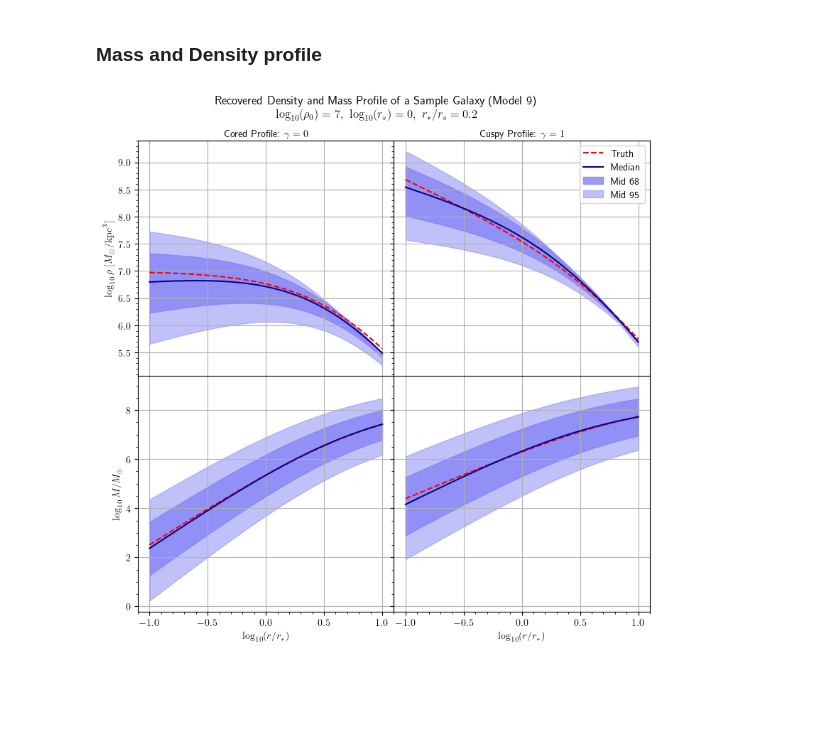
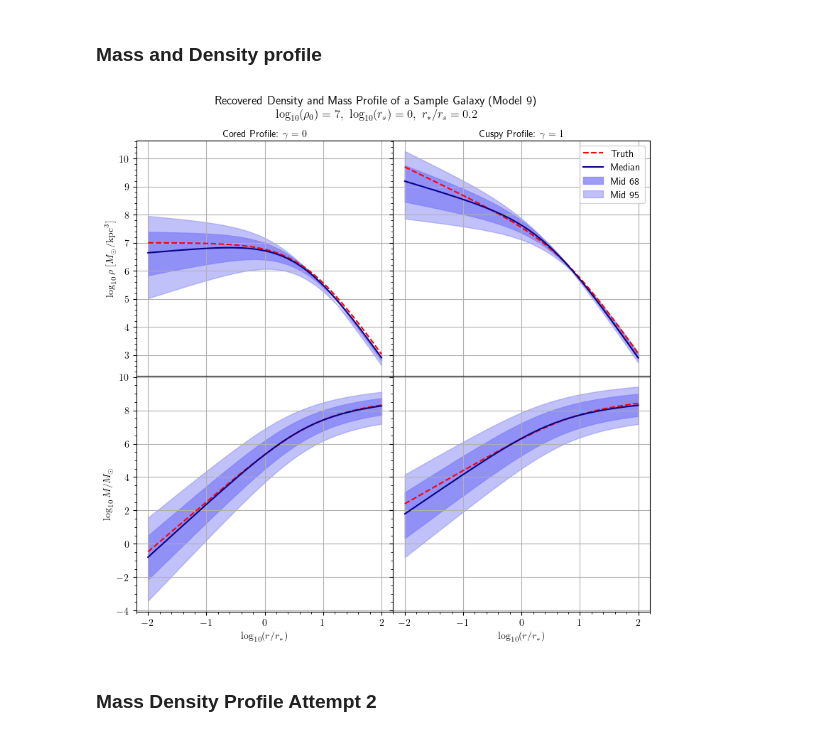
Before and after one commit to Anodymous1/suds, a Jupyter notebook: model_training.ipynb, the cells around one changed output. Drawn from its saved outputs; the diff is of its cells as text; code cells hidden in the pictures; blank space fills up the shorter version.

Commit message:
fixed mass-density profile graph

```diff
--- a/model_training.ipynb
+++ b/model_training.ipynb
@@ -1027,7 +1033,7 @@ hellinger_distance(r_proj, v_los, a_r_proj, a_v_los, resolution = 100)
 # %%
 log_p_0 = 7
 log_r_s = 0
-gamma = 0
+# gamma = 0
 r_star_div_r_s = 0.2
 
 r_star = r_star_div_r_s * 10 ** log_r_s
@@ -1065,12 +1071,12 @@ def mass(r: np.ndarray,
 
     return np.array(out)
 # %%
-def prep_y_density(r_div_r_star:float, i:int) -> np.ndarray:
+def prep_y_density(r_div_r_star:float, i:int, post) -> np.ndarray:
     r =  r_div_r_star * (post[i][3] * 10 ** post[i][1])
     y = density(r, post[i][0], post[i][1], post[i][2])
     return y
 
-def prep_y_mass(r_div_r_star:float, i:int) -> np.ndarray:
+def prep_y_mass(r_div_r_star:float, i:int, post) -> np.ndarray:
     r =  r_div_r_star * (post[i][3] * 10 ** post[i][1])
     y = mass(r, post[i][0], post[i][1], post[i][2])
     return y
@@ -1083,14 +1089,14 @@ fig, axs = plt.subplots(2, 2,
                        gridspec_kw={'hspace': 0,
                                     'wspace': 0,})
 
-
+xlim = 2
 # Cored profile, gamma = 0
 gamma = 0
 post = np.quantile(cored_params, [0.025, 0.16, 0.5, 0.84, 0.975], axis=0)
 
 # Density
 # x
-x = r_div_r_star = np.logspace(-1, 1, 500)
+x = r_div_r_star = np.logspace(-xlim, xlim, 1000)
 # y
 # Truth
 r =  r_div_r_star * r_star
@@ -1098,17 +1104,17 @@ y = density(r, log_p_0, log_r_s, gamma)
 axs[0][0].plot(np.log10(x), np.log10(y), color="red", linestyle = "--", label="Truth")
 
 # Median
-y = prep_y_density(r_div_r_star, 2)
+y = prep_y_density(r_div_r_star, 2, post)
 axs[0][0].plot(np.log10(x), np.log10(y), color=(8/255, 2/255, 134/255), label="Median")
 
 #16-84
-y_16 = prep_y_density(r_div_r_star, 1)
-y_84 = prep_y_density(r_div_r_star, 3)
+y_16 = prep_y_density(r_div_r_star, 1, post)
+y_84 = prep_y_density(r_div_r_star, 3, post)
 axs[0][0].fill_between(np.log10(x), np.log10(y_16), np.log10(y_84), color=(133/255, 133/255, 247/255, 0.8), label="Mid 68%")
 
 #16-84
-y_2_5 = prep_y_density(r_div_r_star, 0)
-y_97_5 = prep_y_density(r_div_r_star, 4)
+y_2_5 = prep_y_density(r_div_r_star, 0, post)
+y_97_5 = prep_y_density(r_div_r_star, 4, post)
 axs[0][0].fill_between(np.log10(x), np.log10(y_2_5), np.log10(y_97_5), color=(133/255, 133/255, 247/255, 0.5), label="Mid 95%")
 
 # Aesthetics
@@ -1127,17 +1133,17 @@ y = mass(r, log_p_0, log_r_s, gamma)
 axs[1][0].plot(np.log10(x), np.log10(y), color="red", linestyle = "--", label="Truth")
 
 # Median
-y = prep_y_mass(r_div_r_star, 2)
+y = prep_y_mass(r_div_r_star, 2, post)
 axs[1][0].plot(np.log10(x), np.log10(y), color=(8/255, 2/255, 134/255), label="Median")
 
 #16-84
-y_16 = prep_y_mass(r_div_r_star, 1)
-y_84 = prep_y_mass(r_div_r_star, 3)
+y_16 = prep_y_mass(r_div_r_star, 1, post)
+y_84 = prep_y_mass(r_div_r_star, 3, post)
 axs[1][0].fill_between(np.log10(x), np.log10(y_16), np.log10(y_84), color=(133/255, 133/255, 247/255, 0.8), label="Mid 68%")
 
 #16-84
-y_2_5 = prep_y_mass(r_div_r_star, 0)
-y_97_5 = prep_y_mass(r_div_r_star, 4)
+y_2_5 = prep_y_mass(r_div_r_star, 0, post)
+y_97_5 = prep_y_mass(r_div_r_star, 4, post)
 axs[1][0].fill_between(np.log10(x), np.log10(y_2_5), np.log10(y_97_5), color=(133/255, 133/255, 247/255, 0.5), label="Mid 95%")
 
 # Aesthetics
@@ -1157,7 +1163,7 @@ post = np.quantile(cusp_params, [0.025, 0.16, 0.5, 0.84, 0.975], axis=0)
 
 # Density
 # x
-x = r_div_r_star = np.logspace(-1, 1, 500)
+x = r_div_r_star = np.logspace(-xlim, xlim, 1000)
 # y
 # Truth
 r =  r_div_r_star * r_star
@@ -1165,17 +1171,17 @@ y = density(r, log_p_0, log_r_s, gamma)
 axs[0][1].plot(np.log10(x), np.log10(y), color="red", linestyle = "--", label="Truth")
 
 # Median
-y = prep_y_density(r_div_r_star, 2)
+y = prep_y_density(r_div_r_star, 2, post)
 axs[0][1].plot(np.log10(x), np.log10(y), color=(8/255, 2/255, 134/255), label="Median")
 
 #16-84
-y_16 = prep_y_density(r_div_r_star, 1)
-y_84 = prep_y_density(r_div_r_star, 3)
+y_16 = prep_y_density(r_div_r_star, 1, post)
+y_84 = prep_y_density(r_div_r_star, 3, post)
 axs[0][1].fill_between(np.log10(x), np.log10(y_16), np.log10(y_84), color=(133/255, 133/255, 247/255, 0.8), label="Mid 68%")
 
 #16-84
-y_2_5 = prep_y_density(r_div_r_star, 0)
-y_97_5 = prep_y_density(r_div_r_star, 4)
+y_2_5 = prep_y_density(r_div_r_star, 0, post)
+y_97_5 = prep_y_density(r_div_r_star, 4, post)
 axs[0][1].fill_between(np.log10(x), np.log10(y_2_5), np.log10(y_97_5), color=(133/255, 133/255, 247/255, 0.5), label="Mid 95%")
 
 # Aesthetics
@@ -1186,36 +1192,36 @@ axs[0][1].legend()
 axs[0][1].minorticks_on()
 axs[0][1].grid(True)
 
 # Mass
 # y
 # Truth
 r =  r_div_r_star * r_star
 y = mass(r, log_p_0, log_r_s, gamma)
 axs[1][1].plot(np.log10(x), np.log10(y), color="red", linestyle = "--", label="Truth")
 
 # Median
-y = prep_y_mass(r_div_r_star, 2)
+y = prep_y_mass(r_div_r_star, 2, post)
 axs[1][1].plot(np.log10(x), np.log10(y), color=(8/255, 2/255, 134/255), label="Median")
 
 #16-84
-y_16 = prep_y_mass(r_div_r_star, 1)
-y_84 = prep_y_mass(r_div_r_star, 3)
+y_16 = prep_y_mass(r_div_r_star, 1, post)
+y_84 = prep_y_mass(r_div_r_star, 3, post)
 axs[1][1].fill_between(np.log10(x), np.log10(y_16), np.log10(y_84), color=(133/255, 133/255, 247/255, 0.8), label="Mid 68\%")
 
 #16-84
-y_2_5 = prep_y_mass(r_div_r_star, 0)
-y_97_5 = prep_y_mass(r_div_r_star, 4)
+y_2_5 = prep_y_mass(r_div_r_star, 0, post)
+y_97_5 = prep_y_mass(r_div_r_star, 4, post)
 axs[1][1].fill_between(np.log10(x), np.log10(y_2_5), np.log10(y_97_5), color=(133/255, 133/255, 247/255, 0.5), label="Mid 95\%")
 
 # Aesthetics
 axs[1][1].set_xlabel(r"$\log _{10} (r/r_*)$")
 axs[1][1].minorticks_on()
 axs[1][1].grid(True)
 
 
 fig.suptitle("Recovered Density and Mass Profile of a Sample Galaxy (Model 9) \n$\log_{10}(\\rho _0)=7,\ \log_{10}(r_s) = 0,\ r_* / r_s = 0.2$")
 
 fig.tight_layout()
 plt.show()
 # %% [output]
-[figure, old version]
+[figure, new version]
@@ -1226,0 +1228,2 @@ pd.DataFrame(l[0]).to_csv("./model 3/mass_density_samples_core_model_3_s1000.csv
+# %% [markdown]
+### Mass Density Profile Attempt 2
```
Also changed, not shown: parts of 12 cells of this notebook, 5 other files.
